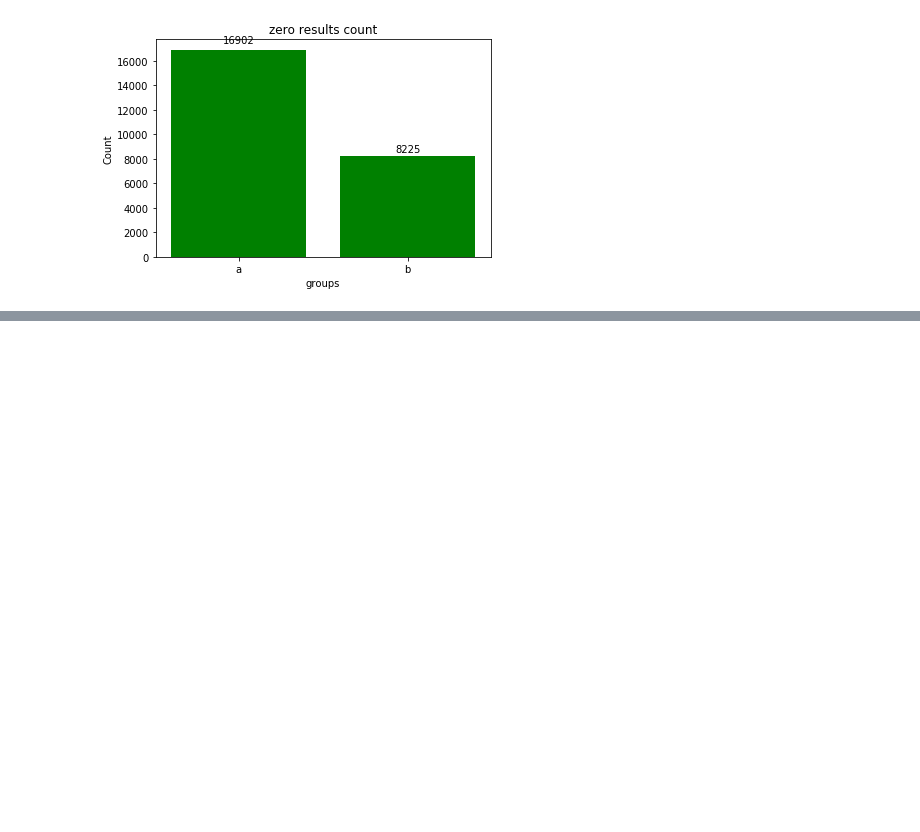
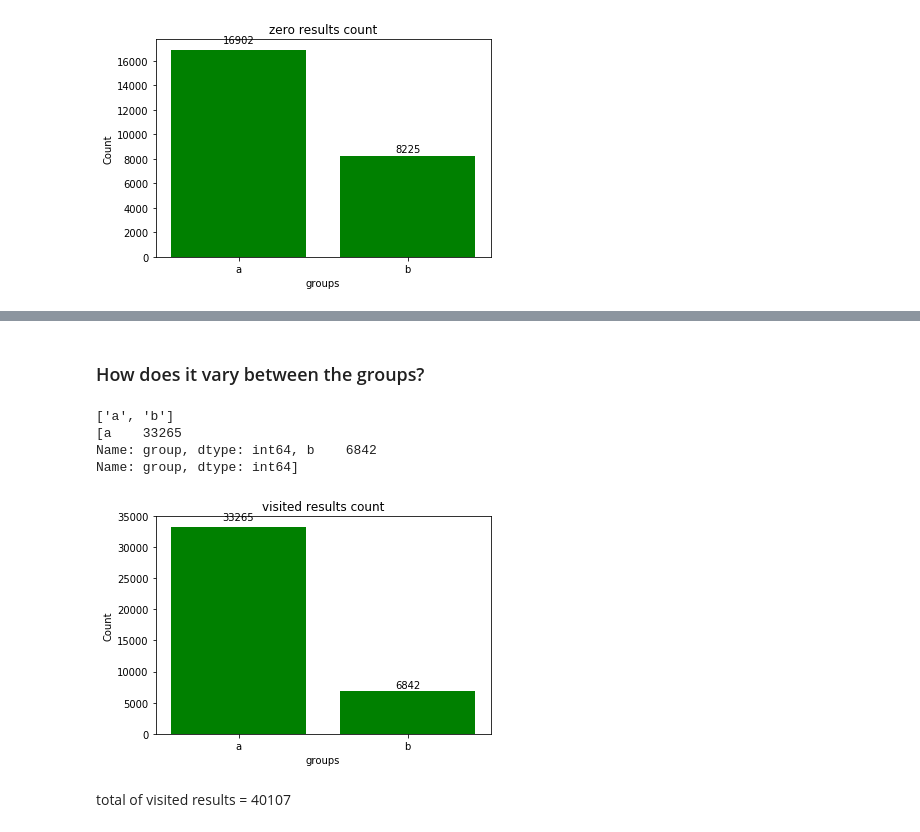
Before and after one commit to Madhu009/Inkredo_Data_Challenge, a Jupyter notebook: Data_analysis.ipynb, the cells around one changed output, grey strips where cells are left out. Saved outputs shown, nothing was run; the diff lists cells and outputs as text; code cells hidden in the pictures; blank space fills up the shorter version.

```diff
--- a/Data_analysis.ipynb
+++ b/Data_analysis.ipynb
@@ -253,0 +348,39 @@ Name: group, dtype: int64]
+# %% [markdown]
+### How does it vary between the groups?
+# %%
+groups_array=[]
+for grp in groups:
+    d=[grp]
+    group_results=total_visit_result.loc[total_visit_result.group == grp]
+    d.append(group_results.group.value_counts())
+    groups_array.append(d)
+
+labels=[]
+values=[]
+for i in groups_array:
+    labels.append(i[0])
+    values.append(i[1])
+print(labels)
+print(values)
+
+labels=np.array(labels)
+values=np.array(values)
+ind=np.arange(len(labels))
+
+fig,ax=plt.subplots()
+rects=ax.bar(ind,values,color='g')
+ax.set_xticklabels(labels)
+ax.set_xticks(ind)
+ax.set_ylabel("Count")
+ax.set_xlabel("groups")
+ax.set_title("visited results count")
+autolabel(rects)
+plt.show()
+# %% [output]
+['a', 'b']
+[a    33265
+Name: group, dtype: int64, b    6842
+Name: group, dtype: int64]
+[figure, added]
+# %% [markdown]
+total of  visited results = 40107
```
Also changed, not shown: parts of 7 cells of this notebook.
